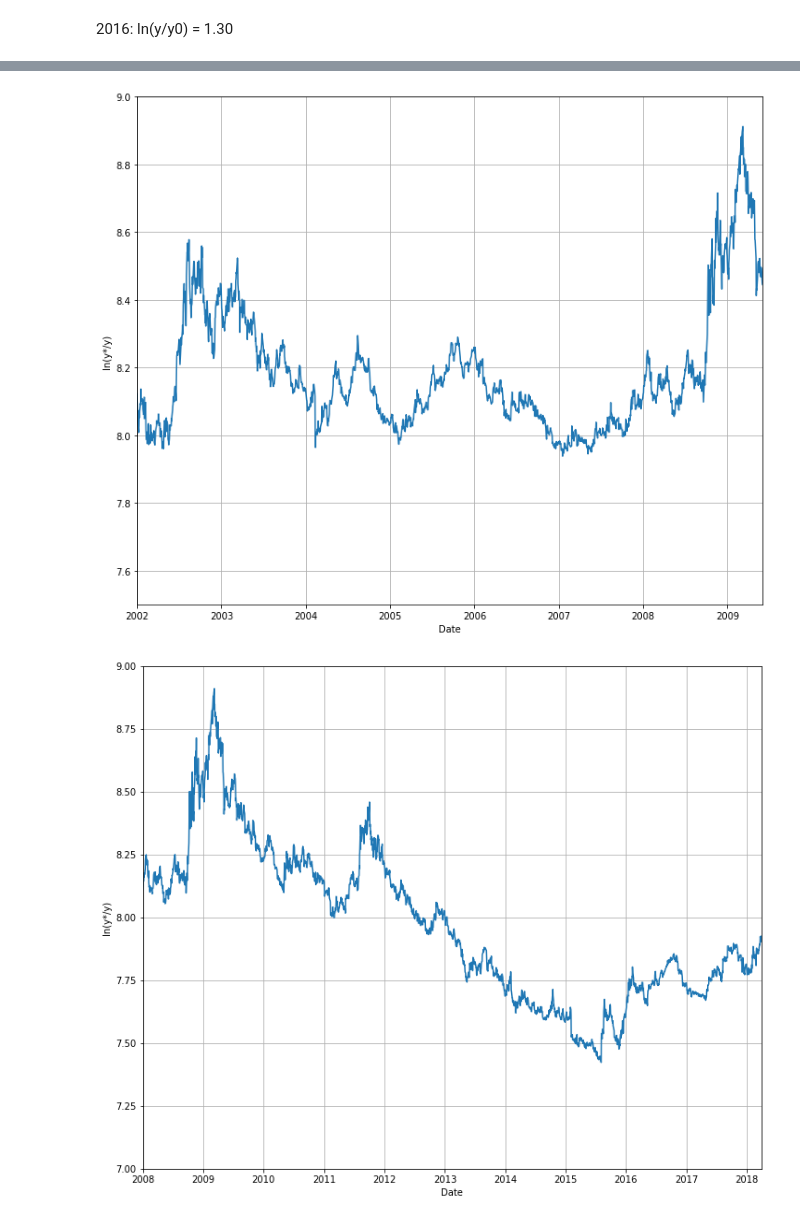
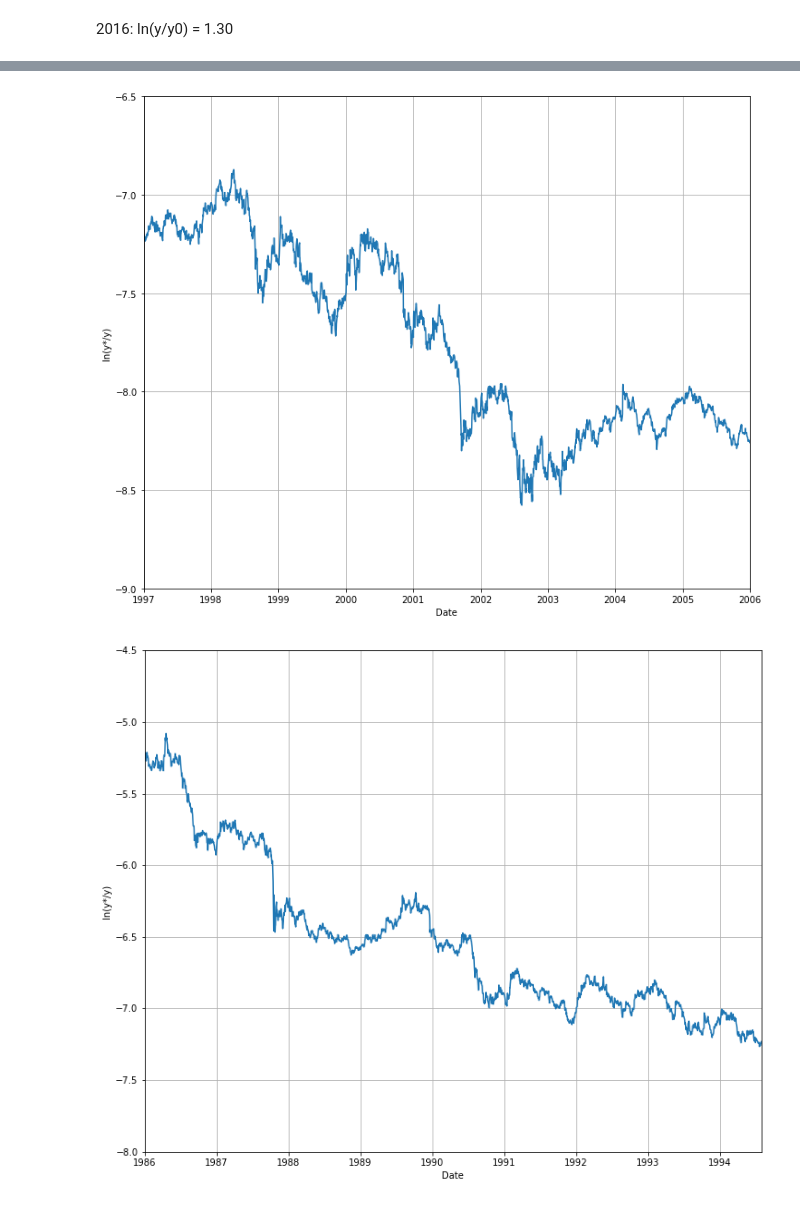
Before and after one commit to ValeriaGruzilova/-, a Jupyter notebook: Disney_analisys.ipynb, the cells around one changed output, grey strips where cells are left out. Saved outputs shown, nothing was run; the diff lists cells and outputs as text; code cells hidden in the pictures.

```diff
--- a/Disney_analisys.ipynb
+++ b/Disney_analisys.ipynb
@@ -177,10 +177,12 @@ t0 =  [6833]
+# %%
+y_cumsum = disney.Close.cumsum()
 # %%
-def segment_log_ycs_y(t1, t2, y2, y1=0): # t0 и t1 в формате '2020-01-01'
+def segment_log_ycs_y(t1, t2, y1, y2=0): # t0 и t1 в формате '2020-01-01'
     lim = (datetime.strptime(t1, "%Y-%m-%d"),
            datetime.strptime(t2, "%Y-%m-%d"))
 
     plt.figure(figsize=(12, 10))
-    plt.plot(disney.Date, np.log(y_cumsum / disney.Close))
+    plt.plot(disney.Date, np.log(disney.Close / y_cumsum))
     plt.grid()
     plt.ylabel('ln(y*/y)')
     plt.xlabel('Date')
@@ -199,10 +201,10 @@ plt.ylim(4, 9.5);
 # %%
-segment_log_ycs_y(t1='2002-01-01', t2='2009-06-01', y1=7.5, y2=9)
+segment_log_ycs_y(t1='1997-01-01', t2='2006-01-01', y1=-9, y2=-6.5)
 # %% [output]
-[figure, old version]
+[figure, new version]
 # %%
-segment_log_ycs_y(t1='2008-01-01', t2='2018-04-01', y1=7, y2=9)
+segment_log_ycs_y(t1='1986-01-01', t2='1994-08-01', y1=-8, y2=-4.5)
 # %% [output]
-[figure, old version]
+[figure, new version]
 # %%
 plt.figure(figsize=(12, 10))
```
Also changed, not shown: parts of 3 cells of this notebook.
